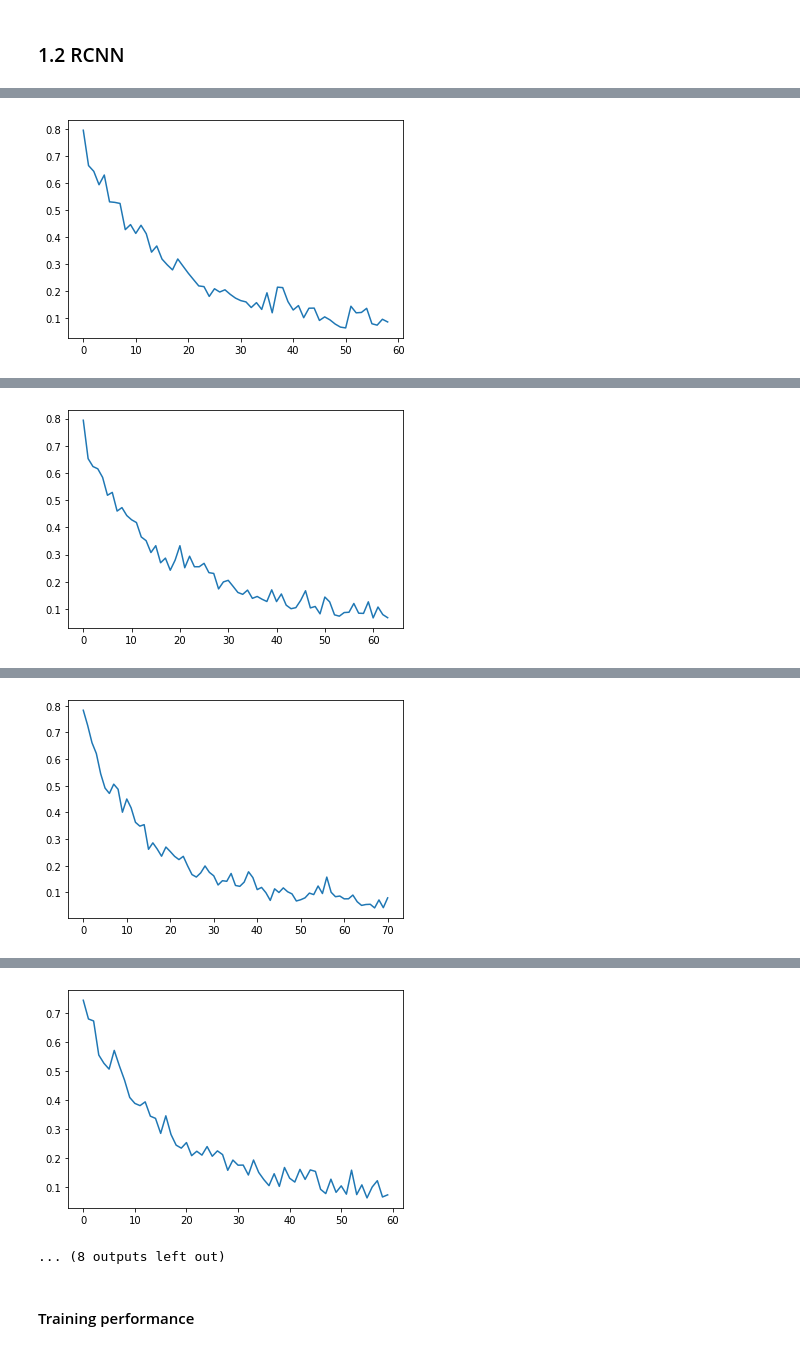
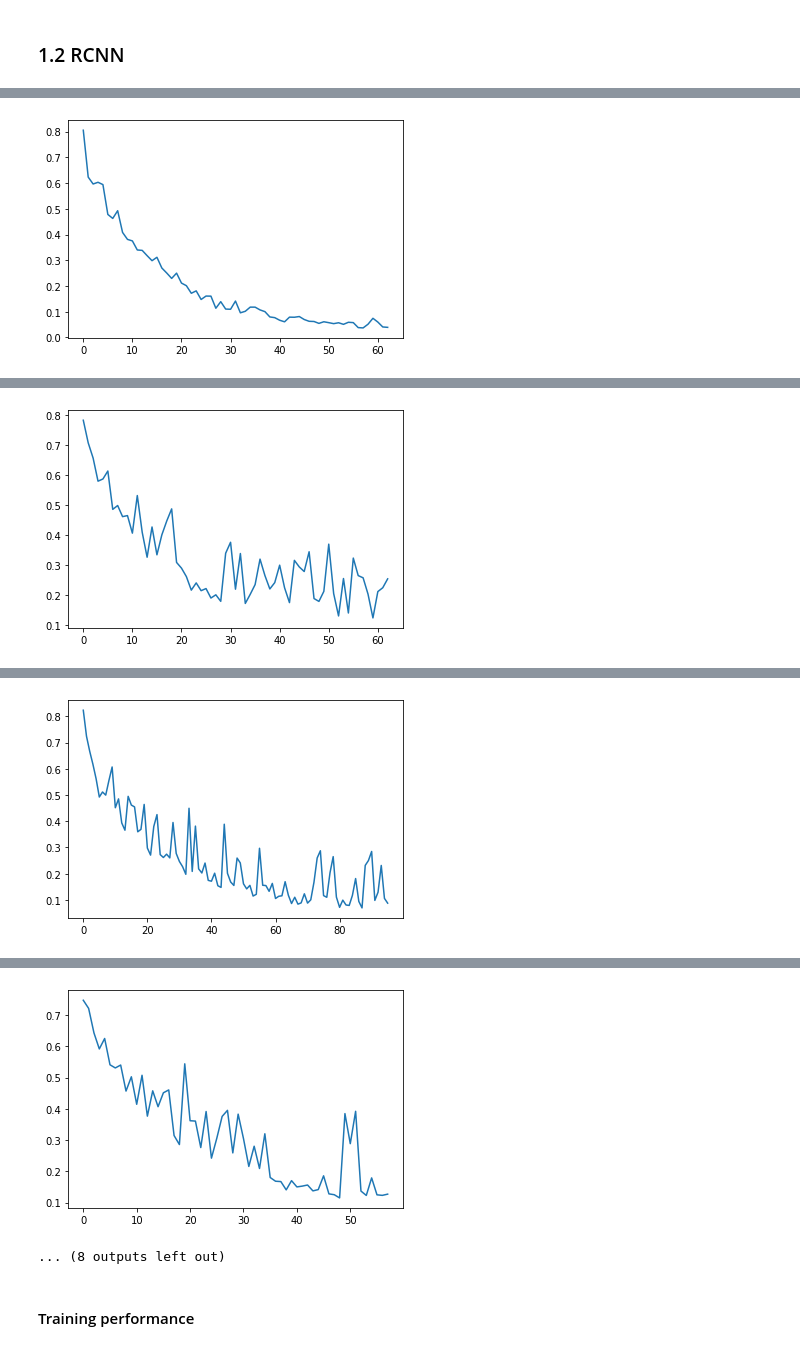
Before and after one commit to angelicagardner/skeleton-pose-estimation-for-pain-assessment, a Jupyter notebook: notebooks/final_binary.ipynb, the cells around one changed output, grey strips where cells are left out. Cells and saved outputs as stored; diff of their text form; code cells hidden in the pictures.

```diff
--- a/notebooks/final_binary.ipynb
+++ b/notebooks/final_binary.ipynb
@@ -64,7 +66,7 @@ val_accuracy = 0.0
 for train_index, val_index in kf.split(X):
     X_train, X_val = X[train_index], X[val_index]
     y_train, y_val = y[train_index], y[val_index]
-    cnnlstm_binary_body_model = CNNLSTM(n_features, None, n_length, n_outputs)
+    cnnlstm_binary_body_model = CNNLSTM(n_features, n_length, n_outputs)
     history = cnnlstm_binary_body_model.train(X_train, y_train, X_val, y_val, epochs=epochs, batch_size=32)
     plt.plot(history.history['loss'])
     plt.show()
@@ -138,8 +295,8 @@ val_accuracy = 0.0
 for train_index, val_index in kf.split(X):
     X_train, X_val = X[train_index], X[val_index]
     y_train, y_val = y[train_index], y[val_index]
-    rcnn_binary_body_model = RCNN(n_features, None, n_length, n_outputs)
-    history = rcnn_binary_body_model.train(X_train, y_train, X_val, y_val, epochs=epochs, batch_size=25)
+    rcnn_binary_body_model = RCNN(n_features, n_length, n_outputs)
+    history = rcnn_binary_body_model.train(X_train, y_train, X_val, y_val, epochs=epochs, batch_size=32)
     plt.plot(history.history['loss'])
     plt.show()
     acc.append(history.history['accuracy'][-1])
@@ -222,2 +379,2 @@ Epoch 59/100
-[figure, old version]
+[figure, new version]
 Epoch 1/100
@@ -240,2 +397,2 @@ Epoch 64/100
-[figure, old version]
+[figure, new version]
 Epoch 1/100
@@ -258,2 +415,2 @@ Epoch 71/100
-[figure, old version]
+[figure, new version]
 Epoch 1/100
@@ -276,4 +433,4 @@ Epoch 60/100
-[figure, old version]
+[figure, new version]
 ... (8 outputs left out)
 # %% [markdown]
 #### Training performance
```
Also changed, not shown: parts of 82 cells of this notebook.
